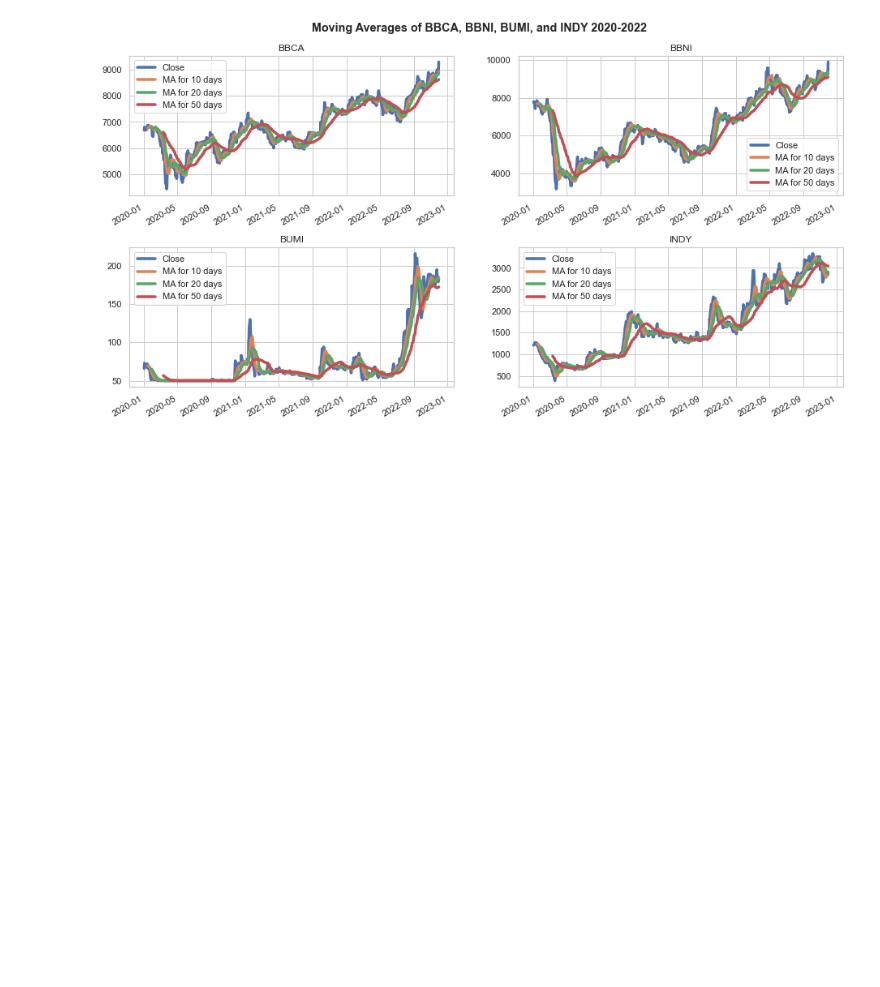
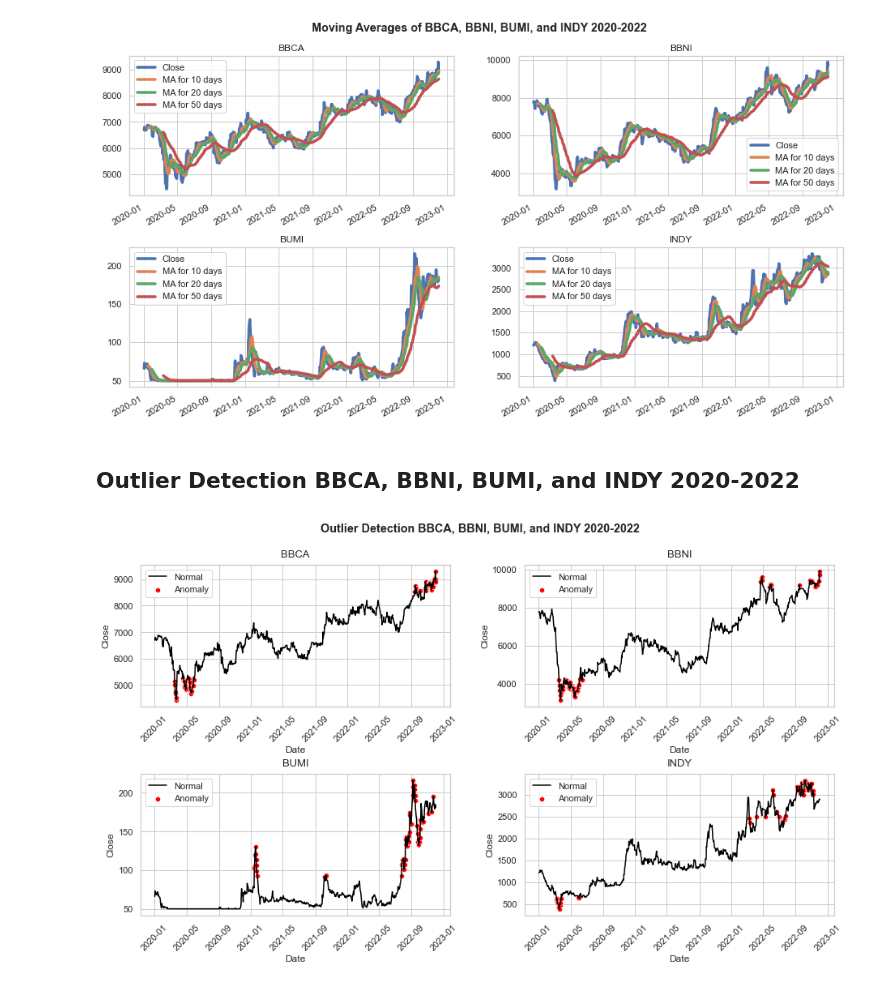
Before and after one commit to crypter70/Stocks-Prediction, a Jupyter notebook: Stocks Data Exploration.ipynb, the cells around one changed output. Saved outputs shown, nothing was run; the diff lists cells and outputs as text; code cells hidden in the pictures; blank space fills up the shorter version.

```diff
--- a/Stocks Data Exploration.ipynb
+++ b/Stocks Data Exploration.ipynb
@@ -305,7 +308,7 @@ Markdown("""
 
 ## Moving Averages of BBCA, BBNI, BUMI, and INDY 2020-2022
 # %%
-fig, axs = plt.subplots(2, 2, figsize=(14, 8))
+fig, axes = plt.subplots(2, 2, figsize=(14, 8))
 fig.tight_layout()
 fig.tight_layout(pad=4)
 
@@ -318,7 +321,7 @@ for ma in ma_day:
         column_name = f"MA for {ma} days"
         company[column_name] = company['Close'].rolling(ma).mean()
 
-for x, y, ax in zip(stock_ma, stock_code, axs.ravel()):
+for x, y, ax in zip(stock_ma, stock_code, axes.ravel()):
     globals()[x][['Close', 'MA for 10 days', 'MA for 20 days', 'MA for 50 days']].plot(ax=ax, linewidth=3.5)
     ax.set_title(y)
     ax.set_xlabel(None)
@@ -326,3 +329,38 @@ for x, y, ax in zip(stock_ma, stock_code, axs.ravel()):
 plt.show()
 # %% [output]
 [figure]
+# %%
+chart10 = f'Outlier Detection {stock_code[0]}, {stock_code[1]}, {stock_code[2]}, and {stock_code[3]} 2020-2022'
+
+Markdown("""
+## {title}
+""".format(title=chart10))
+# %% [output]
+
+## Outlier Detection BBCA, BBNI, BUMI, and INDY 2020-2022
+# %%
+fig, axes = plt.subplots(2, 2, figsize=(14, 8))
+fig.tight_layout()
+fig.tight_layout(pad=5)
+
+fig.suptitle(f'{chart10}', fontweight='bold')
+
+for x in stock_ma:
+    outliers_fraction = float(.09)
+    scaler = StandardScaler()
+    np_scaled = scaler.fit_transform(globals()[x].Close.values.reshape(-1, 1))
+    data = pd.DataFrame(np_scaled)
+    model =  IsolationForest(contamination=outliers_fraction)
+    model.fit(data)
+    globals()[x]['anomaly'] = model.predict(data)
+
+for x, y, ax in zip(stock_ma, stock_code, axes.flatten()):
+    a = globals()[x].loc[globals()[x]['anomaly'] == -1, ['Close']]
+    g = sns.lineplot(data=globals()[x], x="Date", y='Close', color='black', label = 'Normal', ax=ax)
+    g.tick_params(axis='x', rotation=45)
+    g.set_title(y, fontweight="normal", size=13, y=1.02)
+    g2= sns.scatterplot(data=a,x=a.index,y=a['Close'], color='red', label = 'Anomaly', ax=ax)
+
+plt.show()
+# %% [output]
+[figure, added]
```
Also changed, not shown: parts of 16 cells of this notebook, 6 other files.
